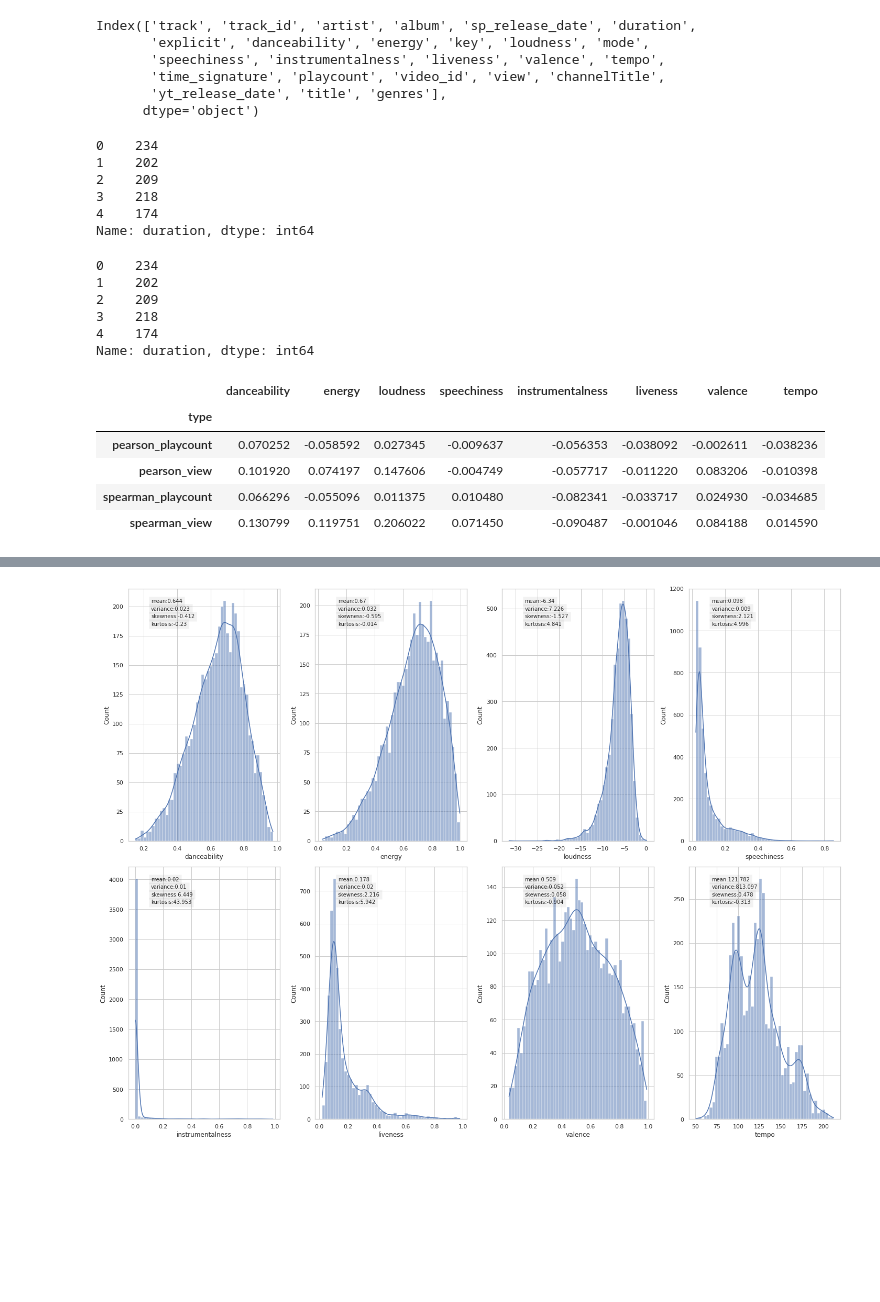
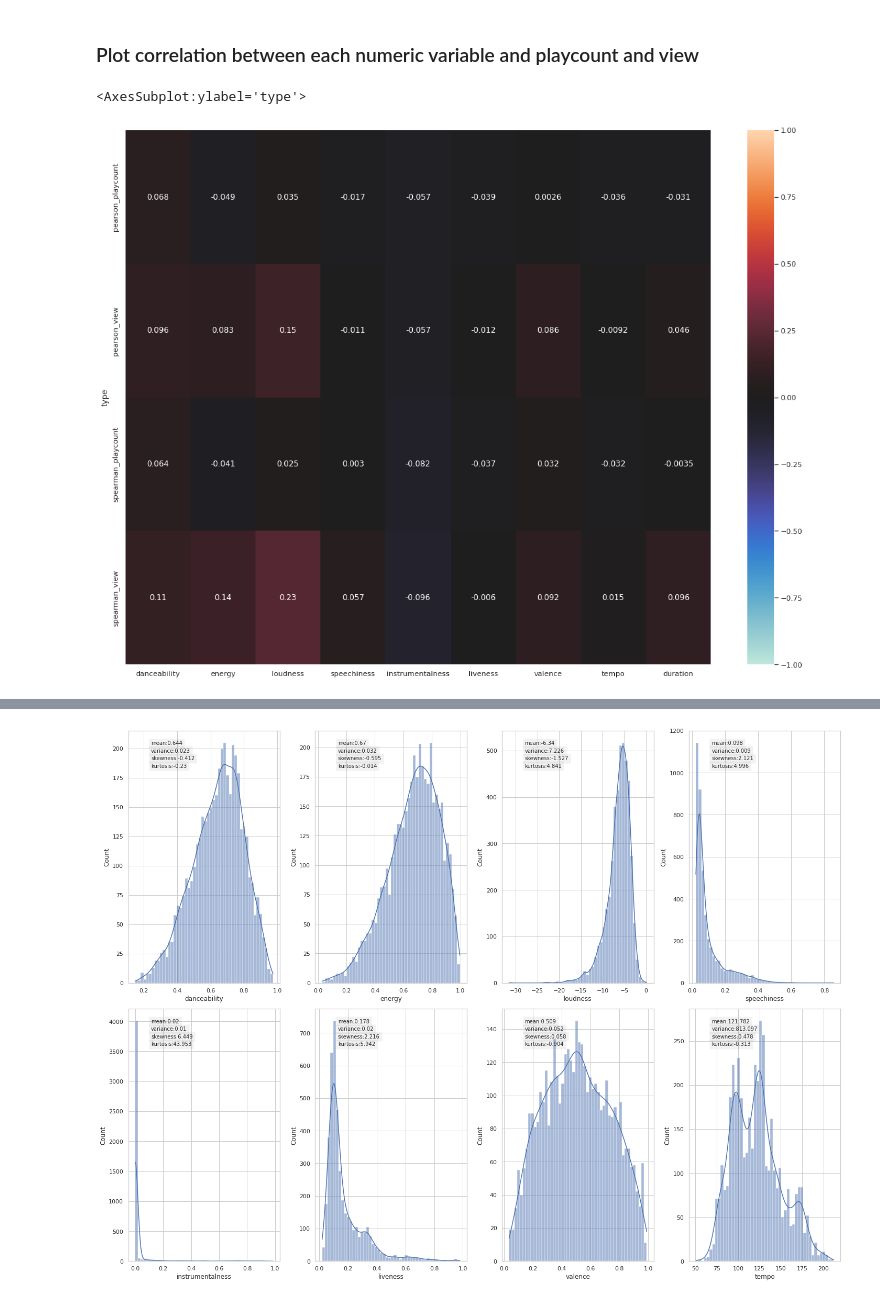
Before and after one commit to vietcheems/Music-Popularity-Analysis, a Jupyter notebook: Analysis/analysis.ipynb, the cells around one changed output, grey strips where cells are left out. Saved outputs shown, nothing was run; the diff lists cells and outputs as text; code cells hidden in the pictures; blank space fills up the shorter version.

```diff
--- a/Analysis/analysis.ipynb
+++ b/Analysis/analysis.ipynb
@@ -12,18 +29,0 @@ len(df)
-# %%
-df.columns
-# %% [output]
-Index(['track', 'track_id', 'artist', 'album', 'sp_release_date', 'duration',
-       'explicit', 'danceability', 'energy', 'key', 'loudness', 'mode',
-       'speechiness', 'instrumentalness', 'liveness', 'valence', 'tempo',
-       'time_signature', 'playcount', 'video_id', 'view', 'channelTitle',
-       'yt_release_date', 'title', 'genres'],
-      dtype='object')
-# %%
-df.head()
-# %% [output]
-0    234
-1    202
-2    209
-3    218
-4    174
-Name: duration, dtype: int64
@@ -32,38 +30,29 @@ df["duration"] = df["duration"].apply(lambda x : sum(mul * int(x) for mul, x in
-# %%
-df["duration"].head()
-# %% [output]
-0    234
-1    202
-2    209
-3    218
-4    174
-Name: duration, dtype: int64
+# %% [markdown]
+### Plot correlation between each numeric variable and playcount and view
 # %%
 pearson_view = {}
 pearson_playcount = {}
 spearman_view = {}
 spearman_playcount = {}
 feature = ['danceability', 'energy', 'loudness',
-       'speechiness', 'instrumentalness', 'liveness', 'valence', 'tempo']
+       'speechiness', 'instrumentalness', 'liveness', 'valence', 'tempo', 'duration']
 
 for col in feature:
 	pearson_playcount[col] = df['playcount'].corr(df[col], method='pearson')
 	pearson_view[col] = df['view'].corr(df[col], method='pearson')
 	spearman_view[col] = df['view'].corr(df[col], method='spearman')
 	spearman_playcount[col] = df['playcount'].corr(df[col], method='spearman')
 
 corr = pd.DataFrame(columns=feature)
 corr = corr.append(pearson_playcount, ignore_index=True)
 corr = corr.append(pearson_view, ignore_index=True)
 corr = corr.append(spearman_playcount, ignore_index=True)
 corr = corr.append(spearman_view, ignore_index=True)
 corr['type'] = ['pearson_playcount', 'pearson_view', 'spearman_playcount', 'spearman_view']
 corr = corr.set_index("type")
-corr.head()
+
+plt.figure(figsize=(20,15))
+sns.heatmap(corr, vmin=-1, vmax=1, annot=True, center=0)
 # %% [output]
-|  | danceability | energy | loudness | speechiness | instrumentalness | liveness | valence | tempo |
-| type |  |  |  |  |  |  |  |  |
-| pearson_playcount | 0.070252 | -0.058592 | 0.027345 | -0.009637 | -0.056353 | -0.038092 | -0.002611 | -0.038236 |
-| pearson_view | 0.101920 | 0.074197 | 0.147606 | -0.004749 | -0.057717 | -0.011220 | 0.083206 | -0.010398 |
-| spearman_playcount | 0.066296 | -0.055096 | 0.011375 | 0.010480 | -0.082341 | -0.033717 | 0.024930 | -0.034685 |
-| spearman_view | 0.130799 | 0.119751 | 0.206022 | 0.071450 | -0.090487 | -0.001046 | 0.084188 | 0.014590 |
+<AxesSubplot:ylabel='type'>
+[figure, added]
```
Also changed, not shown: parts of 33 cells of this notebook.
